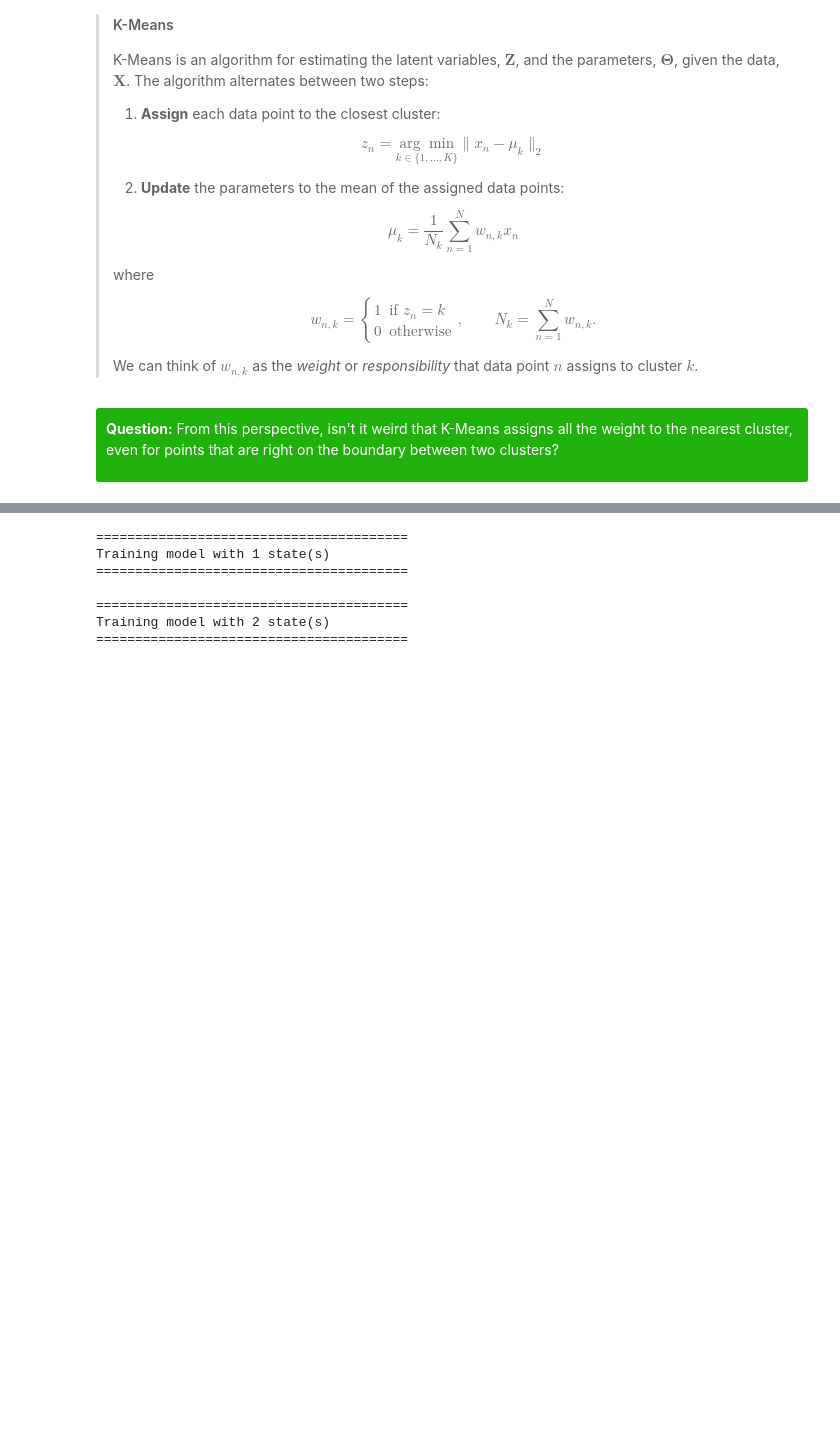
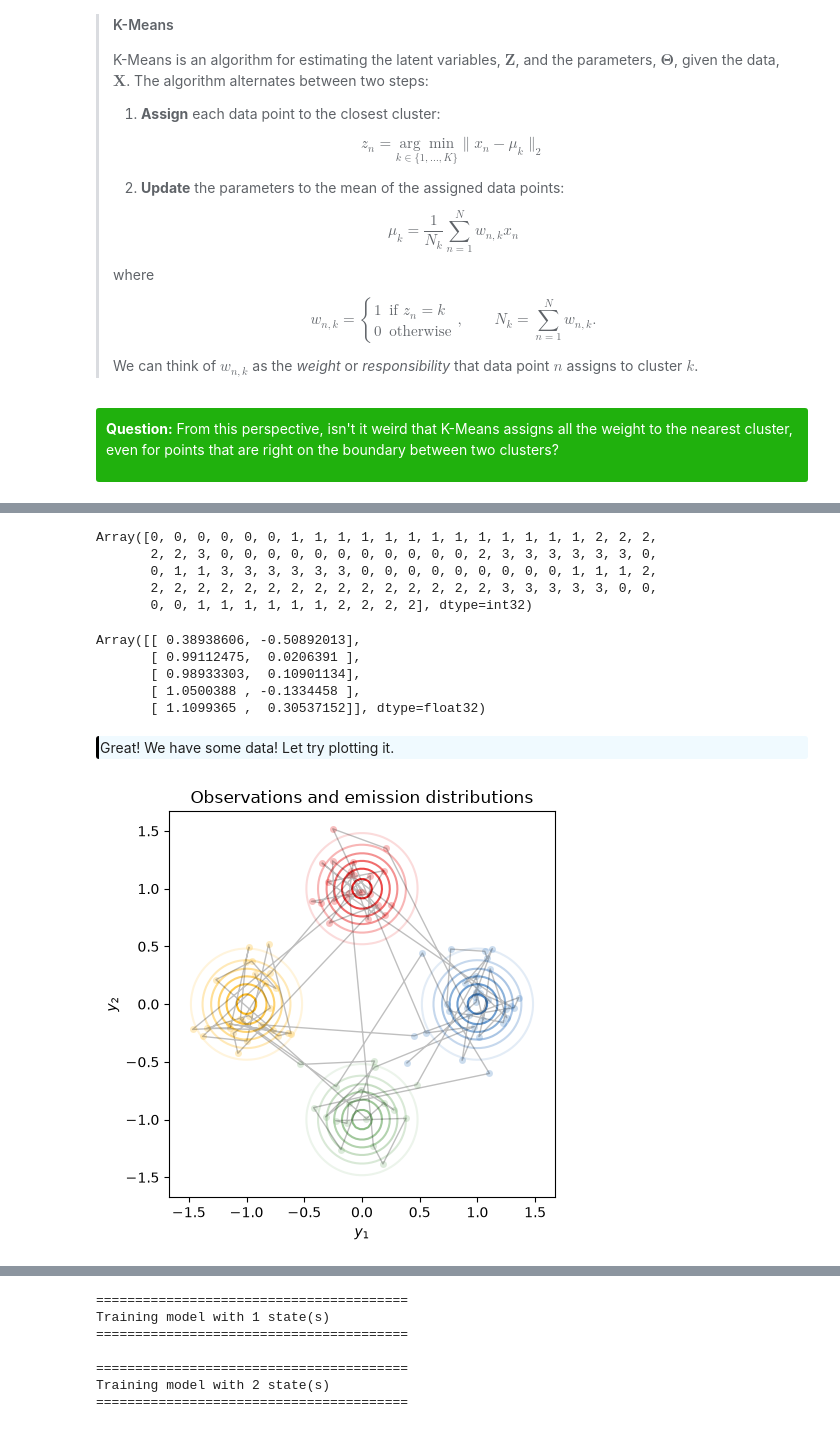
Before and after one commit to AllenSWDB/SWDB_2026_Behavioral_States, a Jupyter notebook: code/Workshop1.ipynb, the cells around one changed output, grey strips where cells are left out. Cells and saved outputs as stored; diff of their text form; code cells hidden in the pictures; blank space fills up the shorter version.

```diff
--- a/code/Workshop1.ipynb
+++ b/code/Workshop1.ipynb
@@ -817,0 +923,28 @@ from dynamax.utils.plotting import CMAP, COLORS, white_to_color_cmap
+# %%
+
+# Make an HMM
+true_num_states = 4
+observations_dim = 2
+hmm = GaussianHMM(true_num_states, observations_dim)
+
+# 1. Set the initial state distribution
+initial_probs = jnp.ones(true_num_states) / true_num_states
+
+# 2. Make a transition matrix
+transition_matrix = 0.80 * jnp.eye(true_num_states) \
+    + 0.15 * jnp.roll(jnp.eye(true_num_states), 1, axis=1) \
+    + 0.05 / true_num_states
+
+# 3. Set the the emission probabilities - mean and covariances
+emission_means = jnp.column_stack([
+    jnp.cos(jnp.linspace(0, 2 * jnp.pi, true_num_states + 1))[:-1],
+    jnp.sin(jnp.linspace(0, 2 * jnp.pi, true_num_states + 1))[:-1],
+    jnp.zeros((true_num_states, observations_dim - 2)),
+    ])
+emission_covs = jnp.tile(0.25**2 * jnp.eye(observations_dim), (true_num_states, 1, 1))
+
+# Construct the HMM - this will be our ground truth
+true_params, _ = hmm.initialize(initial_probs=initial_probs,
+                                transition_matrix=transition_matrix,
+                                emission_means=emission_means,
+                                emission_covariances=emission_covs)
@@ -817,0 +963,28 @@ from dynamax.utils.plotting import CMAP, COLORS, white_to_color_cmap
+# %%
+# HMMS are stochastic.
+#This means that, for reproducibility, we need to seed our random number generator
+# This line seeds the JAX random generator in a way that the HMM will be happy with!
+key = jr.PRNGKey(0)
+# %%
+# Simulate 100 samples from our HMM
+num_timesteps = 100
+true_states, true_observations = hmm.sample(key=key, params=true_params, num_timesteps=num_timesteps)
+true_states
+# %% [output]
+Array([0, 0, 0, 0, 0, 0, 1, 1, 1, 1, 1, 1, 1, 1, 1, 1, 1, 1, 1, 2, 2, 2,
+       2, 2, 3, 0, 0, 0, 0, 0, 0, 0, 0, 0, 0, 0, 2, 3, 3, 3, 3, 3, 3, 0,
+       0, 1, 1, 3, 3, 3, 3, 3, 3, 0, 0, 0, 0, 0, 0, 0, 0, 0, 1, 1, 1, 2,
+       2, 2, 2, 2, 2, 2, 2, 2, 2, 2, 2, 2, 2, 2, 2, 3, 3, 3, 3, 3, 0, 0,
+       0, 0, 1, 1, 1, 1, 1, 1, 2, 2, 2, 2], dtype=int32)
+# %%
+true_observations[:5]
+# %% [output]
+Array([[ 0.38938606, -0.50892013],
+       [ 0.99112475,  0.0206391 ],
+       [ 0.98933303,  0.10901134],
+       [ 1.0500388 , -0.1334458 ],
+       [ 1.1099365 ,  0.30537152]], dtype=float32)
+# %% [markdown]
+<div style="border-left: 3px solid #000; border-radius: 3px; padding: 1px; padding-left: 10px; background: #F0FAFF; ">
+Great! We have some data! Let try plotting it.
+</div>
@@ -817,0 +1040,6 @@ from dynamax.utils.plotting import CMAP, COLORS, white_to_color_cmap
+# %%
+# Visualize emission distributions, observation sequence, and true_states
+plot_gaussian_hmm(hmm, true_params, true_observations, true_states,
+                  title="Observations and emission distributions")
+# %% [output]
+[figure, added]
```
Also changed, not shown: parts of 95 cells of this notebook, 1 other file.
